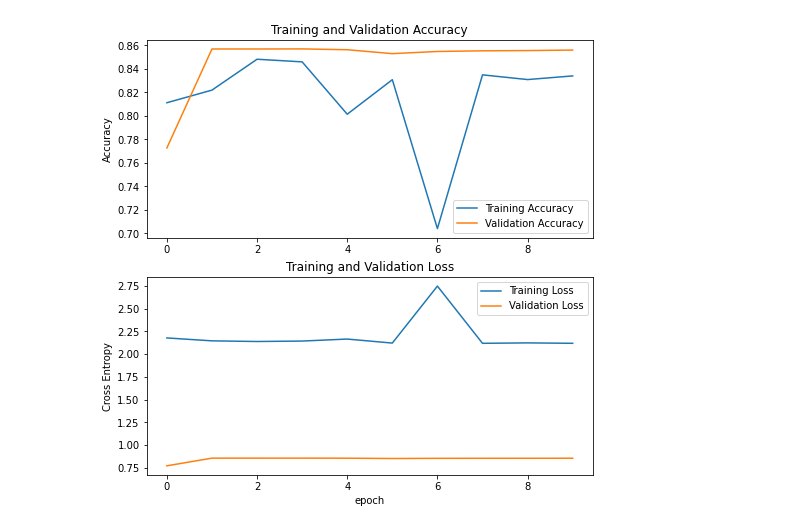
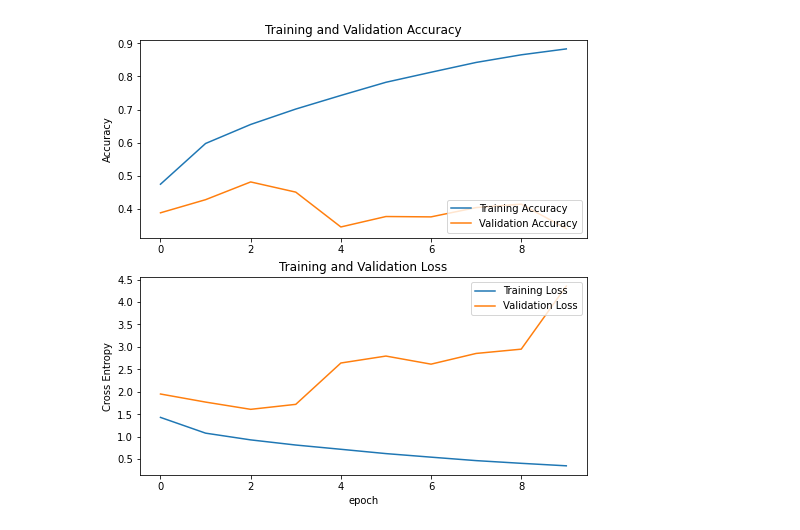
Before and after one commit to Dingdong-LIU/comp4471-project, a Jupyter notebook: delete_model.ipynb, the cells around one changed output. Cells and saved outputs as stored; diff of their text form; code cells hidden in the pictures.

Commit message:
deleted some layers in MobileNetV1

```diff
--- a/delete_model.ipynb
+++ b/delete_model.ipynb
@@ -84,8 +81,8 @@ def preprocessing_resize(pixels):
     for i in range(len(pixels)):
             image_string = (pixels)[i].split(' ')
             image_data = np.asarray(image_string, dtype=np.uint8).reshape(48,48,1)
-            #image_data = cv2.resize(image_data, dsize=(160, 160), interpolation=cv2.INTER_CUBIC)
-            #image_data = image_data.reshape(160, 160, 1)
+            image_data = cv2.resize(image_data, dsize=(160, 160), interpolation=cv2.INTER_CUBIC)
+            image_data = image_data.reshape(160, 160, 1)
             image_data2 = cv2.merge((image_data, image_data, image_data))
             a.append(image_data2)
 
@@ -190,12 +187,26 @@ base_model.trainable = False
 # %%
 test_model = tf.keras.models.Sequential()
 num_layers = 74
-test_model.add(tf.keras.layers.InputLayer(input_shape=(160, 160, 3), name = 'haha'))
-for i in range(num_layers):
-    test_model.add(base_model.layers[i])
+#test_model.add(tf.keras.layers.InputLayer(input_shape=(160, 160, 3), name = 'haha'))
+# for i in range(num_layers):
+#     test_model.add(base_model.layers[i])
+#     test_model.layers[i].trainable = False
+#test_model.add(base_model)
+for layer in base_model.layers:
+    if layer.name == 'conv_dw_10':
+        break
+    test_model.add(layer)
 
-for l1, l2 in zip(base_model.layers[0:num_layers], test_model.layers[0:num_layers]):
-    l2.set_weights(l1.get_weights())
+train_bool = False
+for layer in test_model.layers:
+    if layer.name == 'conv_dw_9':
+        train_bool = True
+    layer.trainable = train_bool
+test_model.add(tf.keras.layers.GlobalAveragePooling2D())
+test_model.add(tf.keras.layers.BatchNormalization())
+test_model.add(tf.keras.layers.Dense(7, activation = 'softmax'))
+#for l1, l2 in zip(base_model.layers[0:num_layers], test_model.layers[0:num_layers]):
+#    l2.set_weights(l1.get_weights())
 # %%
 base_model.summary()
 # %% [output]
@@ -268,7 +258,7 @@ model = tf.keras.Model(inputs, outputs)
 # %%
 base_learning_rate = 0.0001
-model.compile(optimizer=tf.keras.optimizers.Adam(lr=base_learning_rate),
-              loss=tf.keras.losses.BinaryCrossentropy(from_logits=False),
+test_model.compile(optimizer=tf.keras.optimizers.Adam(),
+              loss=tf.keras.losses.CategoricalCrossentropy(),
               metrics=['accuracy'])
-model.summary()
+test_model.summary()
 # %% [output]
@@ -303,6 +290,6 @@ initial accuracy: 0.29
 # %%
 initial_epochs = 10
-history = model.fit(train_dataset,
+history = test_model.fit(train_dataset,
                     epochs=initial_epochs,
                     validation_data=val_dataset)
 # %% [output]
@@ -317,11 +316,11 @@ KeyboardInterrupt:
 # %%
 histories={}
 histories[1] = history
 acc = history.history['accuracy']
 val_acc = history.history['val_accuracy']
 
 loss = history.history['loss']
 val_loss = history.history['val_loss']
-plot_process(acc, val_acc, loss, val_acc)
+plot_process(acc, val_acc, loss, val_loss)
 # %% [output]
-[figure, old version]
+[figure, new version]
```
Also changed, not shown: parts of 24 cells of this notebook.
